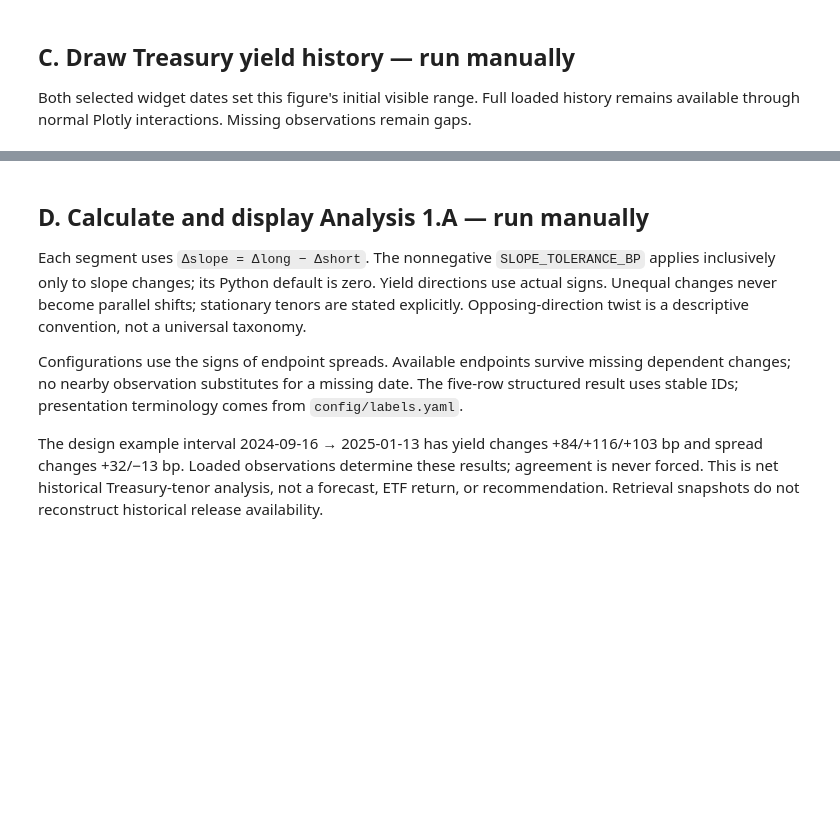
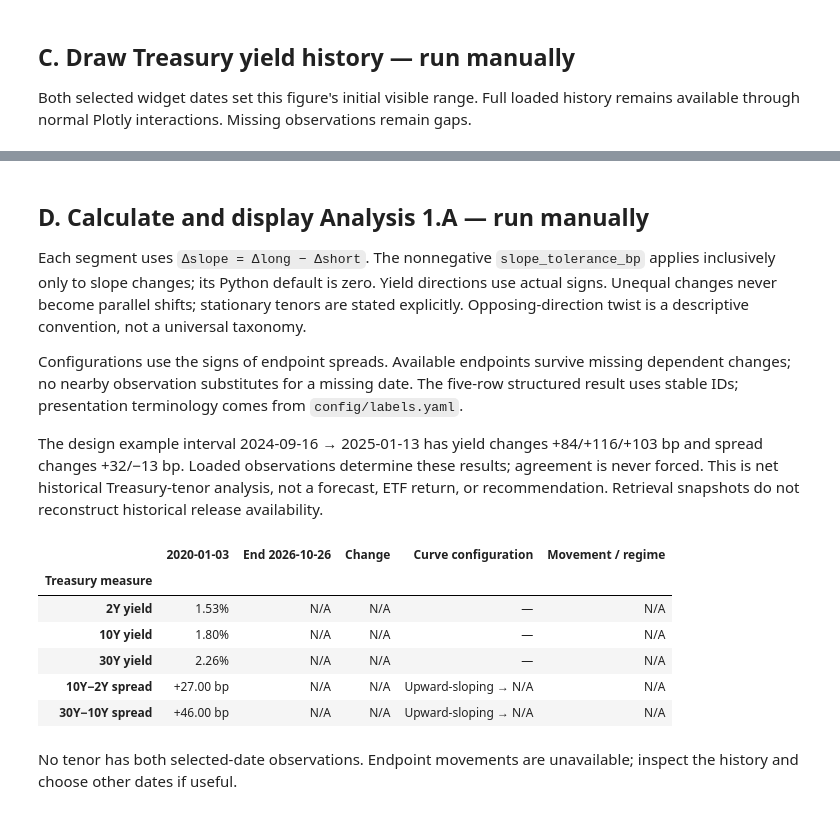
Before and after one commit to lbk209/bondview-v3, a Jupyter notebook: notebooks/analysis1_curve.ipynb, the cells around one changed output, grey strips where cells are left out. Drawn from its saved outputs; the diff is of its cells as text; code cells hidden in the pictures; blank space fills up the shorter version.

```diff
--- a/notebooks/analysis1_curve.ipynb
+++ b/notebooks/analysis1_curve.ipynb
@@ -28,6 +24,9 @@ SLOPE_TOLERANCE_BP = 0.0
 
 This is the only step that can contact FRED. Missing observations remain missing; the manager retains provenance independently of DataFrame attributes.
 # %%
+DATA_MODE = "file" # "download" or "file"
+start = '2000-01-01'
+end = None
 fred = FredDataManager(DATA_PATH, env_path=PROJECT_ROOT / ".env")
-observations = fred.load_or_download(DATA_MODE, DOWNLOAD_START, DOWNLOAD_END)
+observations = fred.load_or_download(DATA_MODE, start=start, end=end)
 fred.report()
@@ -51,7 +66,7 @@ history_figure = show_yield_history(
 # %% [markdown]
 ## D. Calculate and display Analysis 1.A — run manually
 
-Each segment uses `Δslope = Δlong − Δshort`. The nonnegative `SLOPE_TOLERANCE_BP` applies inclusively only to slope changes; its Python default is zero. Yield directions use actual signs. Unequal changes never become parallel shifts; stationary tenors are stated explicitly. Opposing-direction twist is a descriptive convention, not a universal taxonomy.
+Each segment uses `Δslope = Δlong − Δshort`. The nonnegative `slope_tolerance_bp` applies inclusively only to slope changes; its Python default is zero. Yield directions use actual signs. Unequal changes never become parallel shifts; stationary tenors are stated explicitly. Opposing-direction twist is a descriptive convention, not a universal taxonomy.
 
 Configurations use the signs of endpoint spreads. Available endpoints survive missing dependent changes; no nearby observation substitutes for a missing date. The five-row structured result uses stable IDs; presentation terminology comes from `config/labels.yaml`.
 
@@ -59,6 +74,15 @@ The design example interval 2024-09-16 → 2025-01-13 has yield changes +84/+116
 # %%
 result = analyze_curve(
     observations, start_picker.value, end_picker.value,
-    slope_tolerance_bp=SLOPE_TOLERANCE_BP,
+    slope_tolerance_bp=0,
 )
 show_curve_results(result)
+# %% [output]
+|  | 2020-01-03 | End 2026-10-26 | Change | Curve configuration | Movement / regime |
+| Treasury measure |  |  |  |  |  |
+| 2Y yield | 1.53% | N/A | N/A | — | N/A |
+| 10Y yield | 1.80% | N/A | N/A | — | N/A |
+| 30Y yield | 2.26% | N/A | N/A | — | N/A |
+| 10Y−2Y spread | +27.00 bp | N/A | N/A | Upward-sloping → N/A | N/A |
+| 30Y−10Y spread | +46.00 bp | N/A | N/A | Upward-sloping → N/A | N/A |
+No tenor has both selected-date observations. Endpoint movements are unavailable; inspect the history and choose other dates if useful.
```
Also changed, not shown: parts of 5 cells of this notebook, 2 other files.
